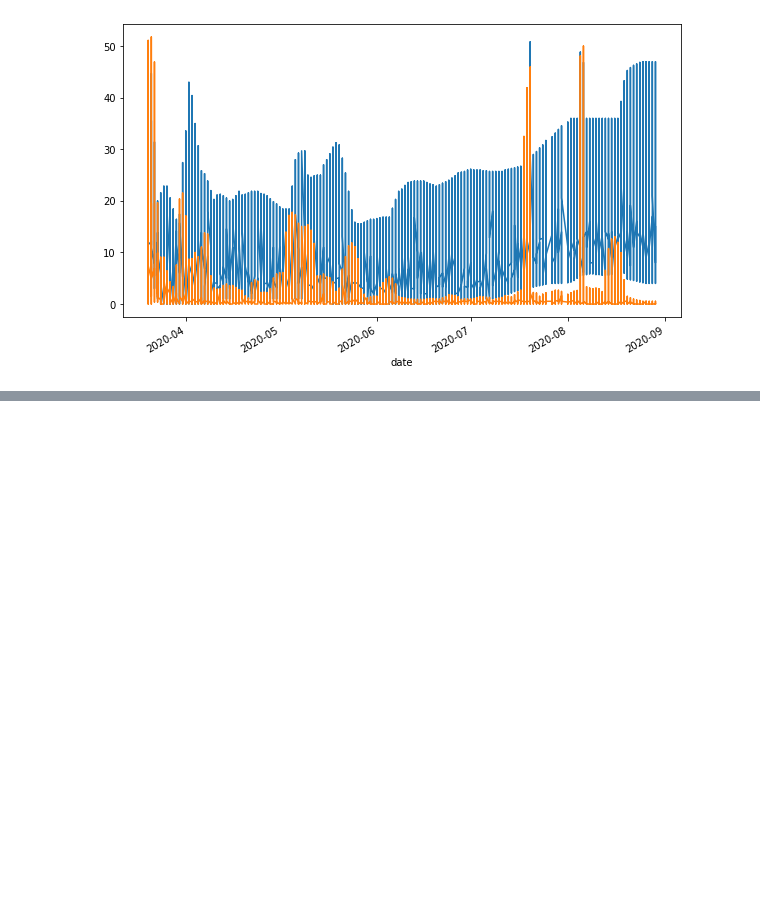
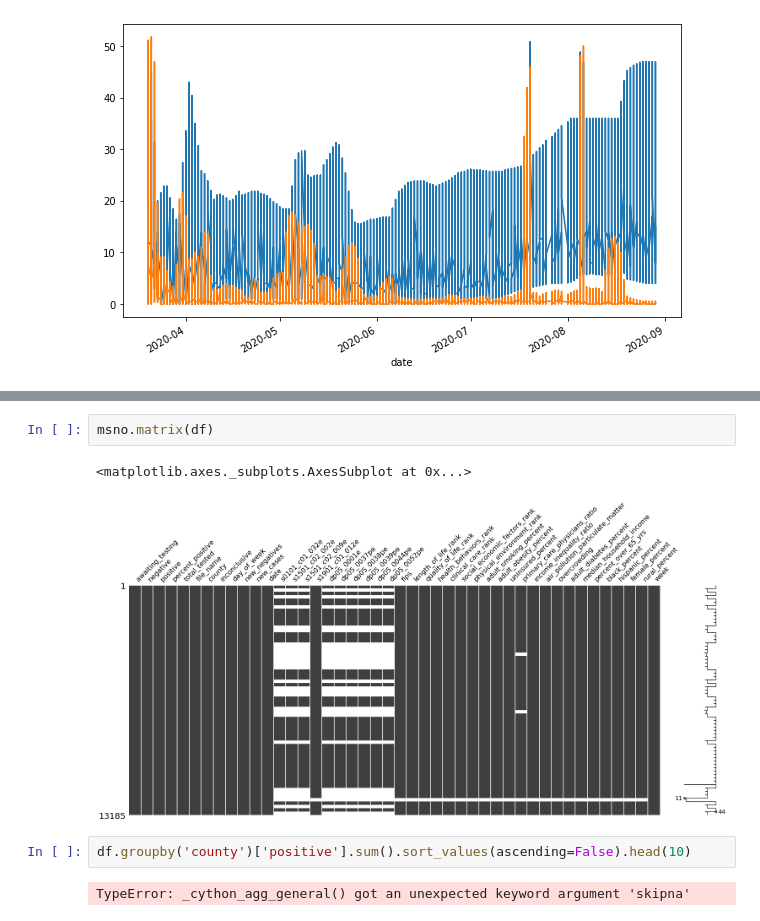
Before and after one commit to chacreton190/COVID-19-Project, a Jupyter notebook: Code/Data Analysis 9-24-20.ipynb, the cells around one changed output, grey strips where cells are left out. Saved outputs shown, nothing was run; the diff lists cells and outputs as text; blank space fills up the shorter version.

```diff
--- a/Code/Data Analysis 9-24-20.ipynb
+++ b/Code/Data Analysis 9-24-20.ipynb
@@ -441,0 +517,9 @@ rolstd.plot()
+# %%
+msno.matrix(df)
+# %% [output]
+<matplotlib.axes._subplots.AxesSubplot at 0x...>
+[figure, added]
+# %%
+df.groupby('county')['positive'].sum().sort_values(ascending=False).head(10)
+# %% [output]
+TypeError: _cython_agg_general() got an unexpected keyword argument 'skipna'
```
Also changed, not shown: parts of 12 cells of this notebook, 37 other files.
